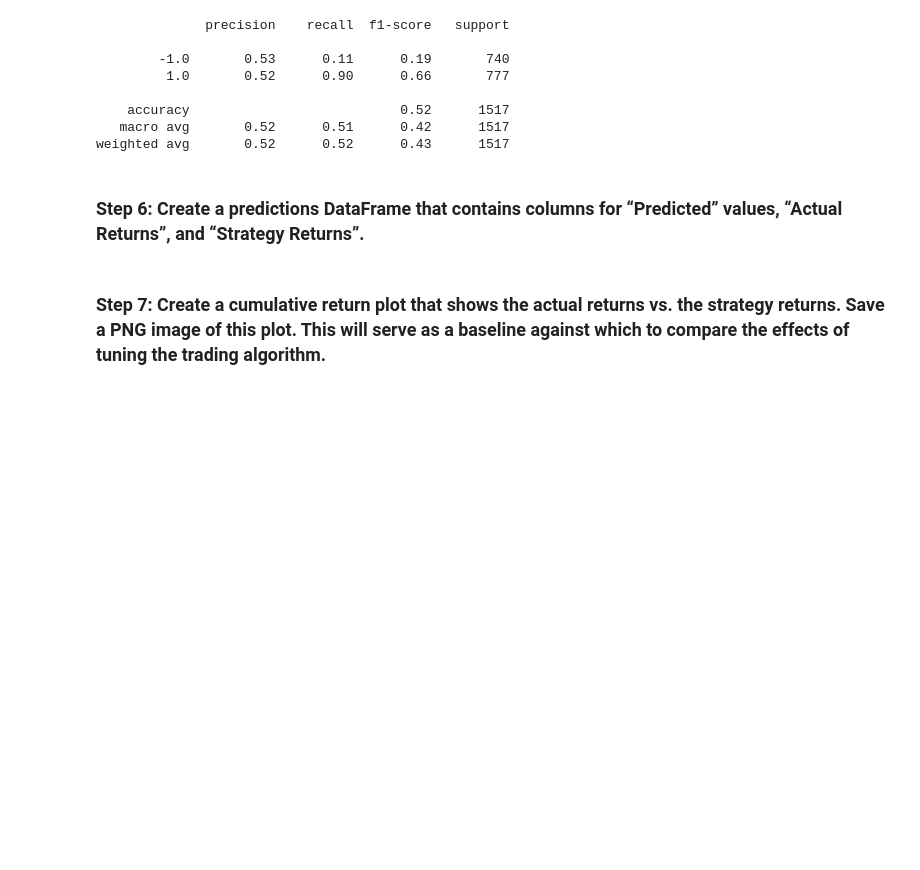
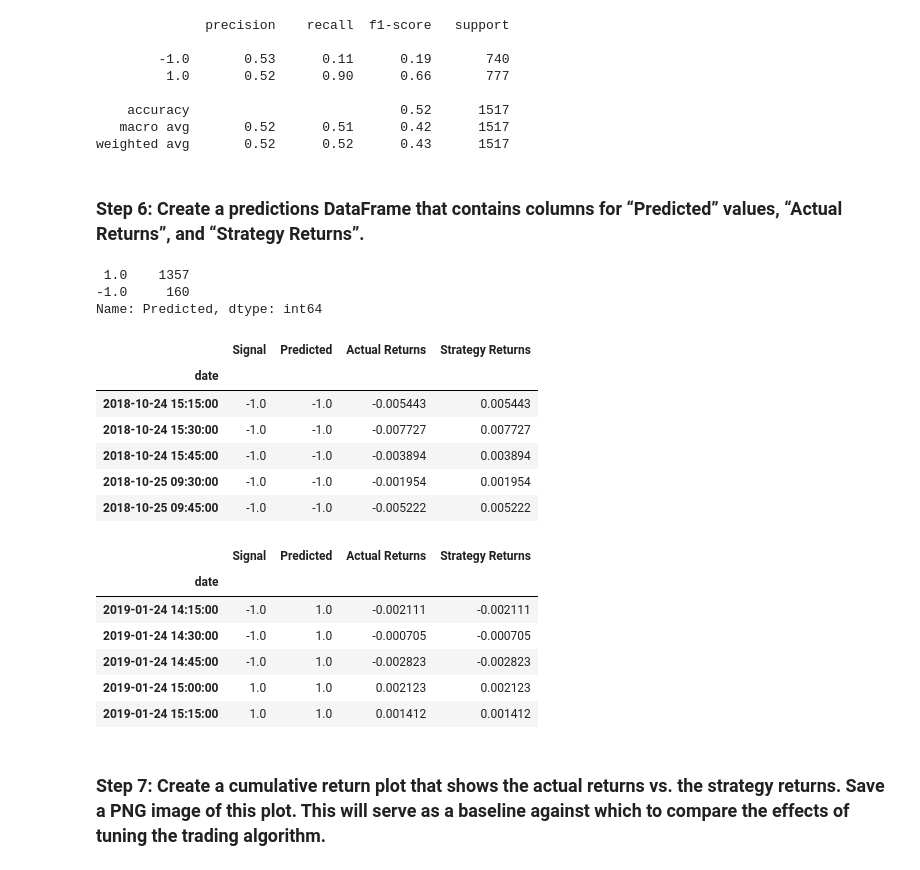
Before and after one commit to coronado212/algorithmic_trading_ml_14, a Jupyter notebook: machine_learning_trading_bot.ipynb, the cells around one changed output. Cells and saved outputs as stored; diff of their text form; code cells hidden in the pictures; blank space fills up the shorter version.

```diff
--- a/machine_learning_trading_bot.ipynb
+++ b/machine_learning_trading_bot.ipynb
@@ -346,24 +346,44 @@ print(svm_testing_report)
 weighted avg       0.52      0.52      0.43      1517
 # %% [markdown]
 ### Step 6: Create a predictions DataFrame that contains columns for “Predicted” values, “Actual Returns”, and “Strategy Returns”.
+# %%
+# Create a new empty predictions DataFrame.
+
+# Create a predictions DataFrame
+predictions_df = pd.DataFrame(y_train)
+
+# Add the SVM model predictions to the DataFrame
+predictions_df['Predicted'] = svm_pred
+predictions_df['Predicted'].value_counts()
+# %% [output]
+ 1.0    1357
+-1.0     160
+Name: Predicted, dtype: int64
 # %%
-# Create a new empty predictions DataFrame.
-
-# Create a predictions DataFrame
-predictions_df = # YOUR CODE HERE
-
-# Add the SVM model predictions to the DataFrame
-predictions_df['Predicted'] = # YOUR CODE HERE
-
 # Add the actual returns to the DataFrame
-predictions_df['Actual Returns'] = # YOUR CODE HERE
+predictions_df['Actual Returns'] = signals_df['Actual Returns']
 
 # Add the strategy returns to the DataFrame
-predictions_df['Strategy Returns'] = # YOUR CODE HERE
+predictions_df['Strategy Returns'] = predictions_df['Actual Returns'] * predictions_df['Predicted']
 
 # Review the DataFrame
 display(predictions_df.head())
 display(predictions_df.tail())
+# %% [output]
+|  | Signal | Predicted | Actual Returns | Strategy Returns |
+| date |  |  |  |  |
+| 2018-10-24 15:15:00 | -1.0 | -1.0 | -0.005443 | 0.005443 |
+| 2018-10-24 15:30:00 | -1.0 | -1.0 | -0.007727 | 0.007727 |
+| 2018-10-24 15:45:00 | -1.0 | -1.0 | -0.003894 | 0.003894 |
+| 2018-10-25 09:30:00 | -1.0 | -1.0 | -0.001954 | 0.001954 |
+| 2018-10-25 09:45:00 | -1.0 | -1.0 | -0.005222 | 0.005222 |
+|  | Signal | Predicted | Actual Returns | Strategy Returns |
+| date |  |  |  |  |
+| 2019-01-24 14:15:00 | -1.0 | 1.0 | -0.002111 | -0.002111 |
+| 2019-01-24 14:30:00 | -1.0 | 1.0 | -0.000705 | -0.000705 |
+| 2019-01-24 14:45:00 | -1.0 | 1.0 | -0.002823 | -0.002823 |
+| 2019-01-24 15:00:00 | 1.0 | 1.0 | 0.002123 | 0.002123 |
+| 2019-01-24 15:15:00 | 1.0 | 1.0 | 0.001412 | 0.001412 |
 # %% [markdown]
 ### Step 7: Create a cumulative return plot that shows the actual returns vs. the strategy returns. Save a PNG image of this plot. This will serve as a baseline against which to compare the effects of tuning the trading algorithm.
 # %%
```
Also changed, not shown: parts of 1 cell of this notebook.
